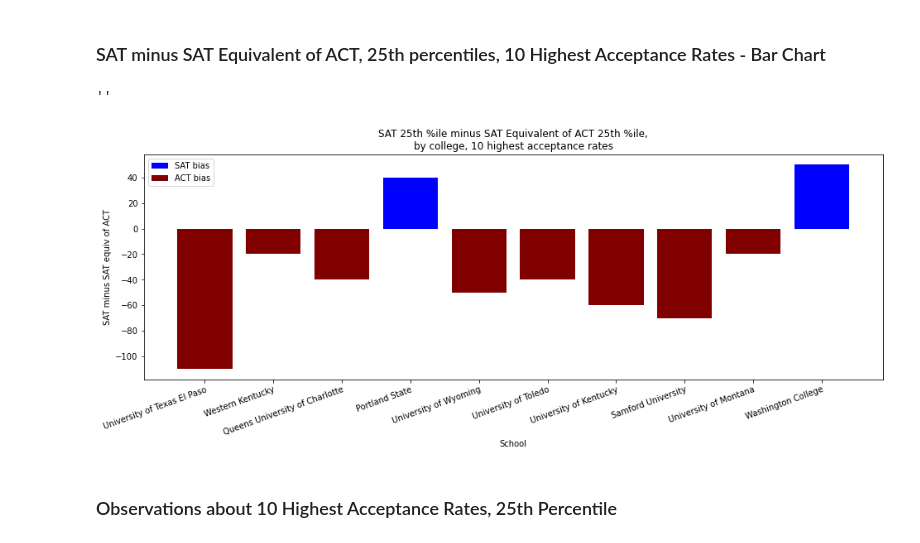
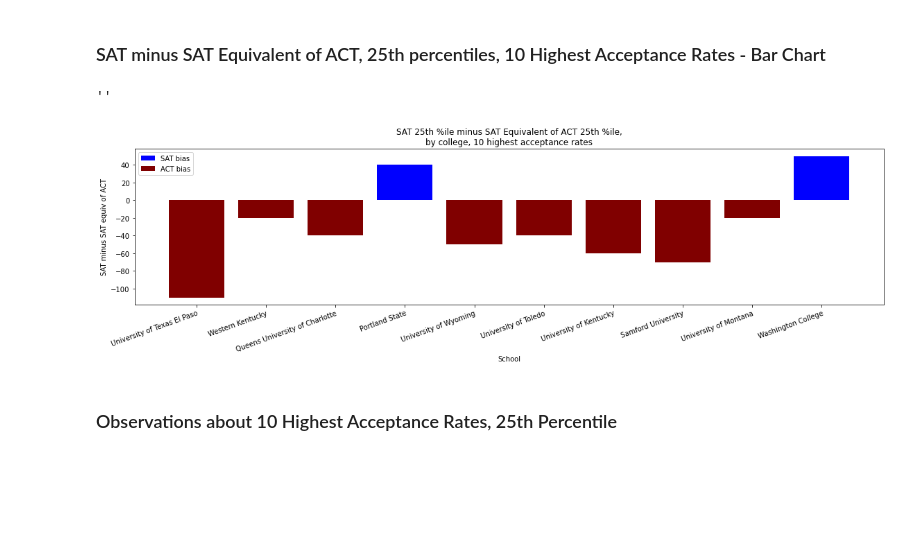
Before and after one commit to lmdunn/actsat, a Jupyter notebook: code/loren-starter-code.ipynb, the cells around one changed output. Cells and saved outputs as stored; diff of their text form; code cells hidden in the pictures; blank space fills up the shorter version.

```diff
--- a/code/loren-starter-code.ipynb
+++ b/code/loren-starter-code.ipynb
@@ -2047,34 +2051,36 @@ plt.title('SAT 25th %ile minus SAT Equivalent of ACT 25th %ile,\nby college, 10
 # https://stackoverflow.com/questions/45274183/matplotlib-different-colors-for-bar-graph-based-on-value
 
 t1 = ten_high_accept_df[ten_high_accept_df['sat_minus_sat_equiv_25th_perc'] >= 0]
 t2 = ten_high_accept_df[ten_high_accept_df['sat_minus_sat_equiv_25th_perc'] < 0]
 
 # this article helped me understand how to create the legend:
 # https://stackoverflow.com/questions/19125722/adding-a-legend-to-pyplot-in-matplotlib-in-the-simplest-manner-possible
 
 plt.bar(t1.index.values,
        t1['sat_minus_sat_equiv_25th_perc'],
        color = 'blue',
        label = 'SAT bias') # added here
 
 plt.bar(t2.index.values,
        t2['sat_minus_sat_equiv_25th_perc'],
        color = 'maroon',
        label = 'ACT bias') # added here
 
 plt.xlabel('School')
 plt.ylabel('SAT minus SAT equiv of ACT')
 plt.legend()
 
 plt.xticks(range(10), [i for i in ten_high_accept_df['school']],
            rotation = 20, ha = 'right', rotation_mode = 'anchor')
 # this stackexchange helped me understand how to anchor the labels to the ticks:
 # https://stackoverflow.com/questions/14852821/aligning-rotated-xticklabels-with-their-respective-xticks
+
+plt.tight_layout()
 plt.savefig('../figures/10highestaccept25th.png')
 ;
 # %% [output]
 ''
-[figure, old version]
+[figure, new version]
 # %% [markdown]
 ### Observations about 10 Highest Acceptance Rates, 25th Percentile
 # %% [markdown]
```
Also changed, not shown: parts of 15 cells of this notebook, 7 other files.
